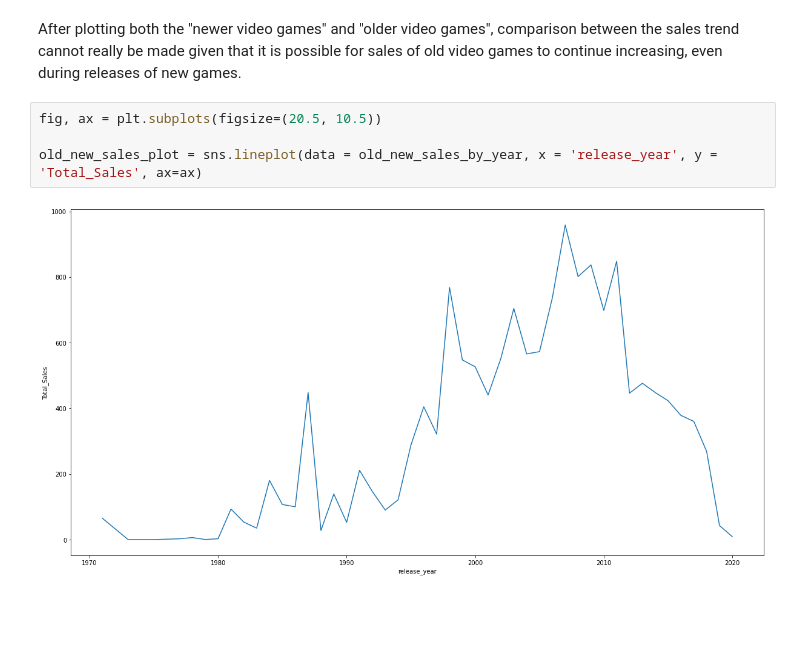
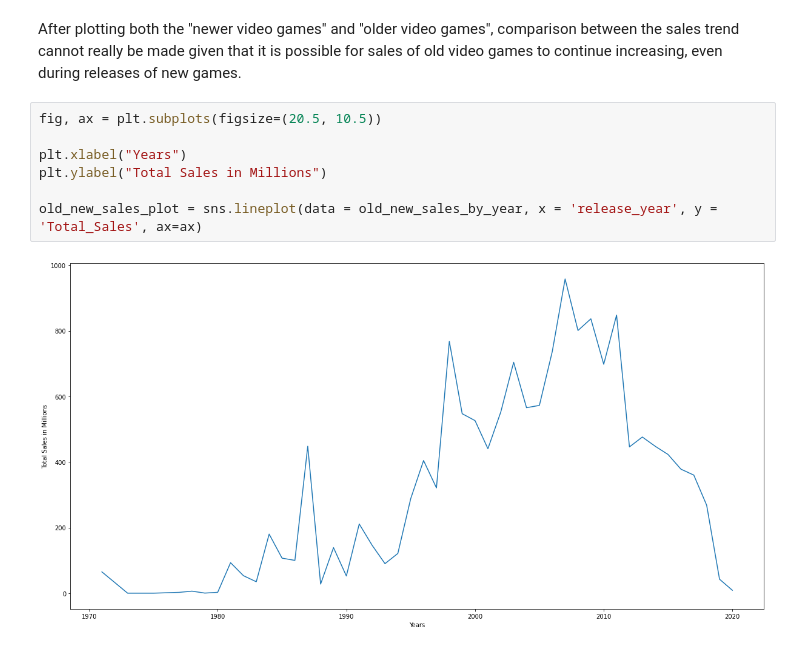
Before and after one commit to Secade/DATASCI-Video-Game-Sales, a Jupyter notebook: Video Game Sales EDA.ipynb, the cells around one changed output. Drawn from its saved outputs; the diff is of its cells as text; blank space fills up the shorter version.

```diff
--- a/Video Game Sales EDA.ipynb
+++ b/Video Game Sales EDA.ipynb
@@ -1559,6 +1565,9 @@ After plotting both the "newer video games" and "older video games", comparison
 # %%
 fig, ax = plt.subplots(figsize=(20.5, 10.5))
 
+plt.xlabel("Years")
+plt.ylabel("Total Sales in Millions")
+
 old_new_sales_plot = sns.lineplot(data = old_new_sales_by_year, x = 'release_year', y = 'Total_Sales', ax=ax)
 # %% [output]
-[figure, old version]
+[figure, new version]
```
Also changed, not shown: parts of 3 cells of this notebook, 4 other files.
